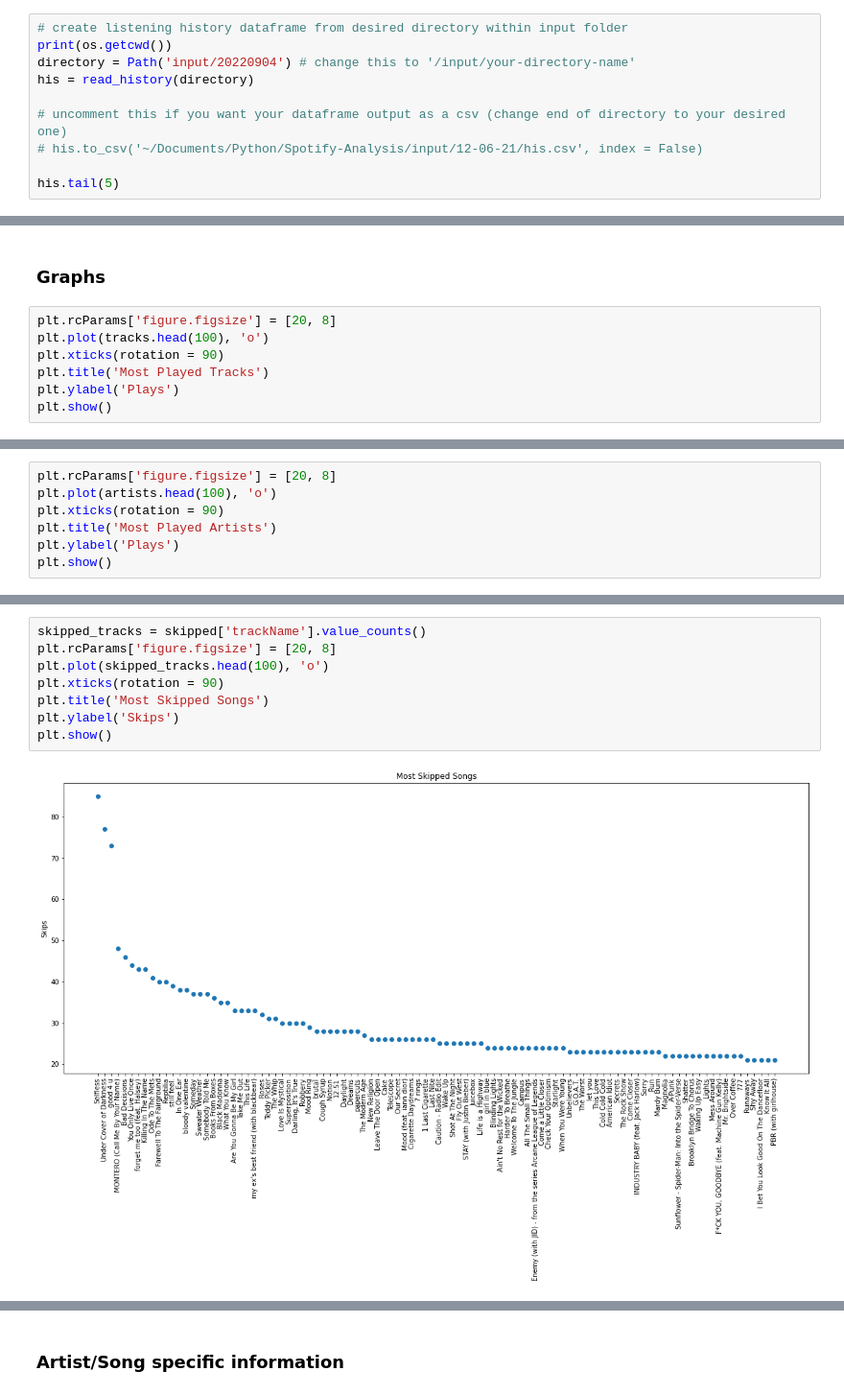
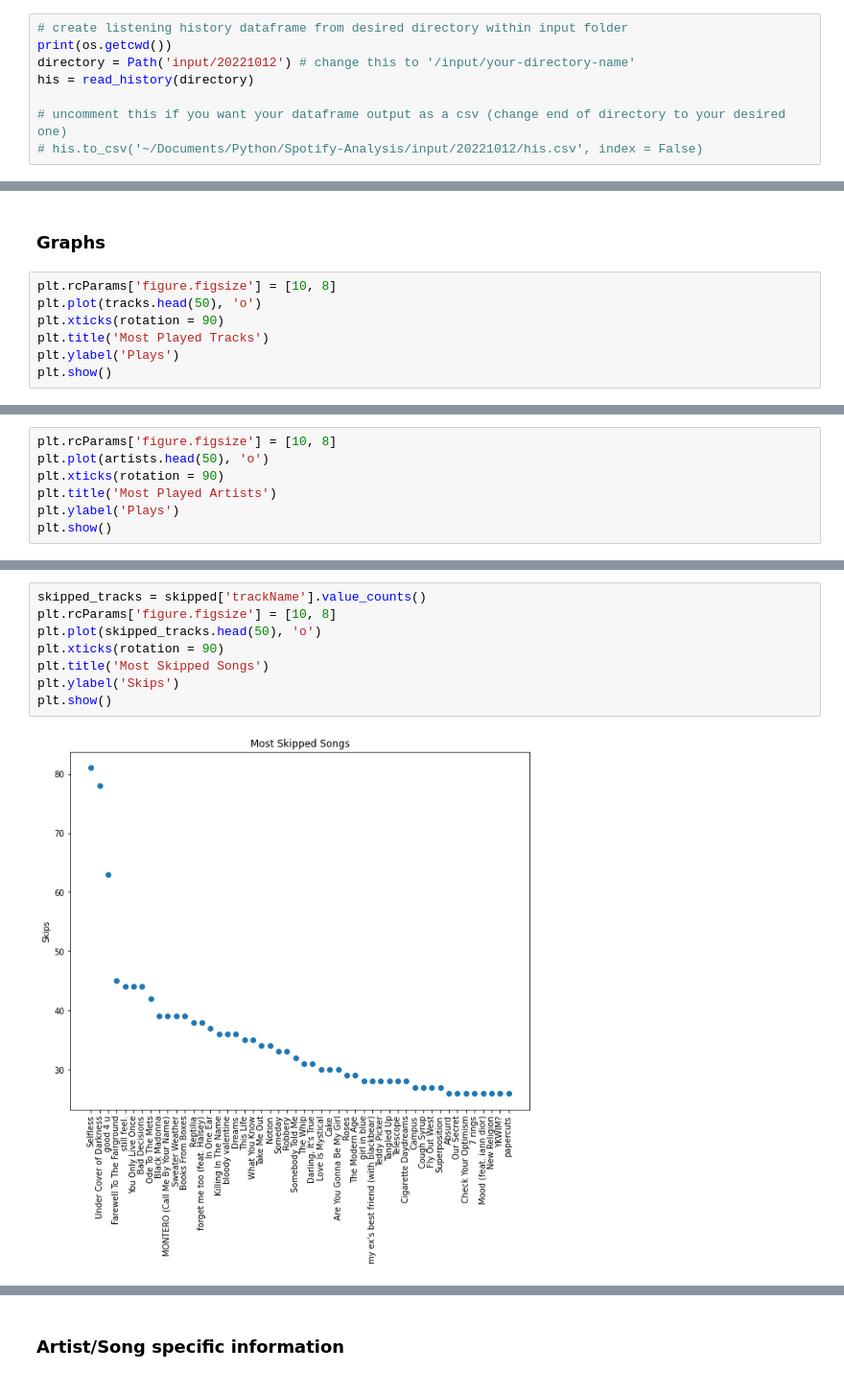
Before and after one commit to TheSupremeToast/Spotify-Analysis, a Jupyter notebook: Spotify-Analysis.ipynb, the cells around one changed output, grey strips where cells are left out. Shown at 96% size. Drawn from its saved outputs; the diff is of its cells as text.

```diff
--- a/Spotify-Analysis.ipynb
+++ b/Spotify-Analysis.ipynb
@@ -31,13 +32,11 @@ from notebook_funcs.live import *
 # %%
 # create listening history dataframe from desired directory within input folder
 print(os.getcwd())
-directory = Path('input/20220904') # change this to '/input/your-directory-name'
+directory = Path('input/20221012') # change this to '/input/your-directory-name'
 his = read_history(directory)
 
 # uncomment this if you want your dataframe output as a csv (change end of directory to your desired one)
-# his.to_csv('~/Documents/Python/Spotify-Analysis/input/12-06-21/his.csv', index = False)
-
-his.tail(5)
+# his.to_csv('~/Documents/Python/Spotify-Analysis/input/20221012/his.csv', index = False)
 # %% [output]
 /home/patrick/Documents/projects/SpotiPy-Wrapped
 Files Included: 6
@@ -63,8 +62,8 @@ artists = get_artists(unskipped)
 # %% [markdown]
 ### Graphs
 # %%
-plt.rcParams['figure.figsize'] = [20, 8]
-plt.plot(tracks.head(100), 'o')
+plt.rcParams['figure.figsize'] = [10, 8]
+plt.plot(tracks.head(50), 'o')
 plt.xticks(rotation = 90)
 plt.title('Most Played Tracks')
 plt.ylabel('Plays')
@@ -74,6 +73,6 @@ plt.show()
 # %%
-plt.rcParams['figure.figsize'] = [20, 8]
-plt.plot(artists.head(100), 'o')
+plt.rcParams['figure.figsize'] = [10, 8]
+plt.plot(artists.head(50), 'o')
 plt.xticks(rotation = 90)
 plt.title('Most Played Artists')
 plt.ylabel('Plays')
@@ -87,12 +82,12 @@ plotArtist("The Strokes", 100)
 # %%
 skipped_tracks = skipped['trackName'].value_counts()
-plt.rcParams['figure.figsize'] = [20, 8]
-plt.plot(skipped_tracks.head(100), 'o')
+plt.rcParams['figure.figsize'] = [10, 8]
+plt.plot(skipped_tracks.head(50), 'o')
 plt.xticks(rotation = 90)
 plt.title('Most Skipped Songs')
 plt.ylabel('Skips')
 plt.show()
 # %% [output]
-[figure, old version]
+[figure, new version]
 # %%
 skipped_artists = skipped['artistName'].value_counts()
```
Also changed, not shown: parts of 20 cells of this notebook, 2 other files.
